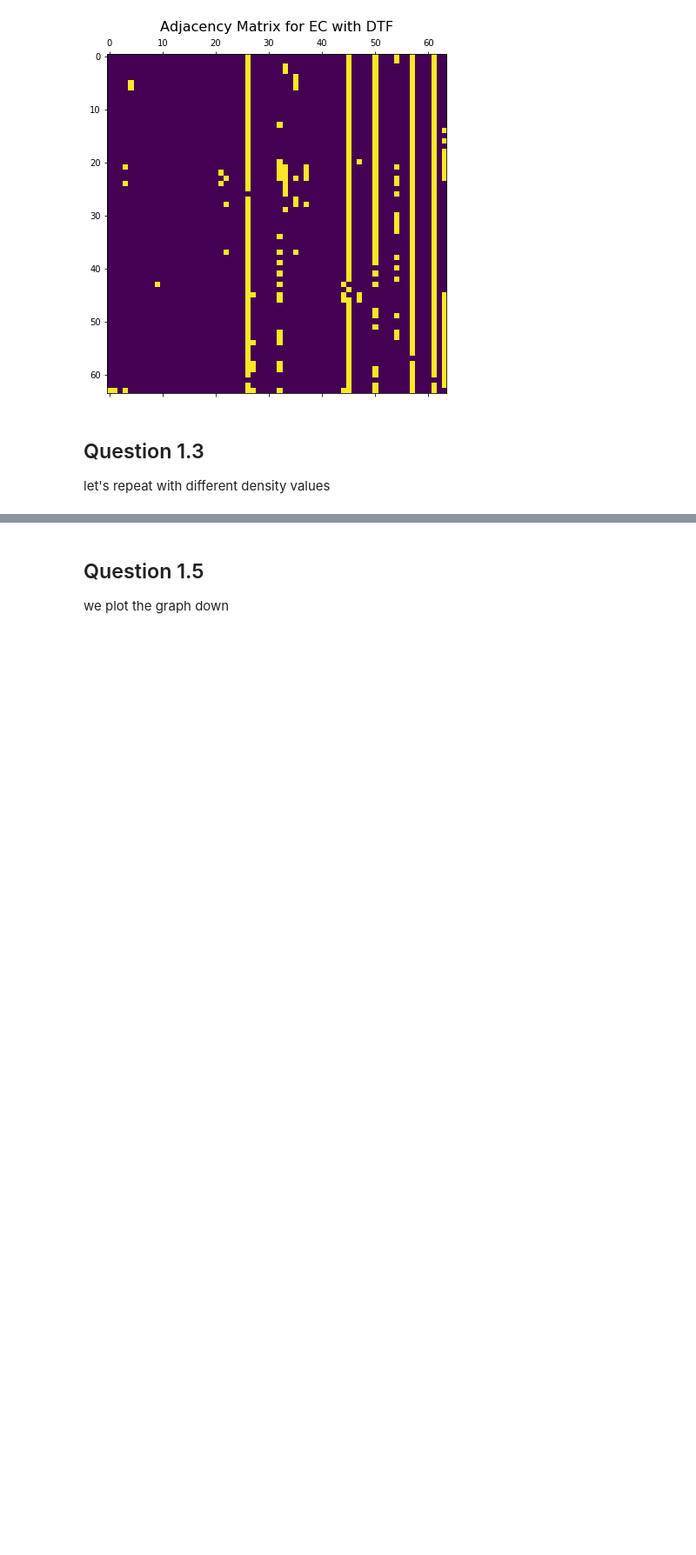
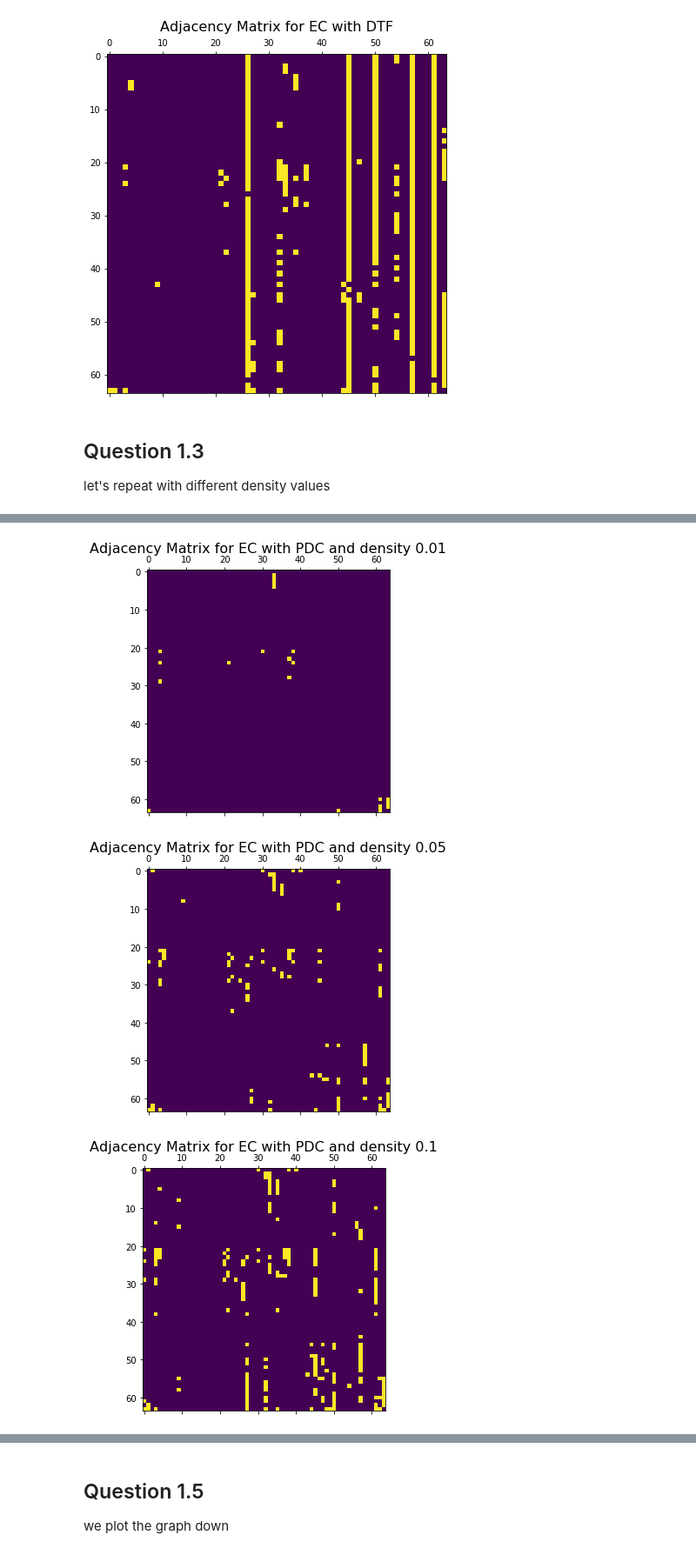
Before and after one commit to giulianosoced/Bioinf1, a Jupyter notebook: BI-HW1.ipynb, the cells around one changed output, grey strips where cells are left out. Shown at 87% size. Cells and saved outputs as stored; diff of their text form; code cells hidden in the pictures; blank space fills up the shorter version.

```diff
--- a/BI-HW1.ipynb
+++ b/BI-HW1.ipynb
@@ -120,0 +146,22 @@ let's repeat with different density values
+# %%
+#same for EC
+
+#empty array to save the matrix
+ec_mtx=[]
+
+for i in range(len(densities)):
+    #recompute values
+    density=densities[i]
+    num_edges = int((density*n*(n-1))/2)
+    threshold = -np.sort(-ec_pdc, axis = None)[num_edges+1]
+    #adj_matrix
+    ec_adj = (ec_pdc > threshold).astype(int)
+    ec_mtx.append(ec_adj)      #save the matrix in array
+    #plot
+    f = plt.figure(figsize=(5, 5))
+    plt.matshow(ec_adj, fignum=f.number)
+    plt.title('Adjacency Matrix for EC with PDC and density '+str(densities[i]), fontsize=16);
+# %% [output]
+[figure, added]
+[figure, added]
+[figure, added]
```
Also changed, not shown: parts of 8 cells of this notebook.
